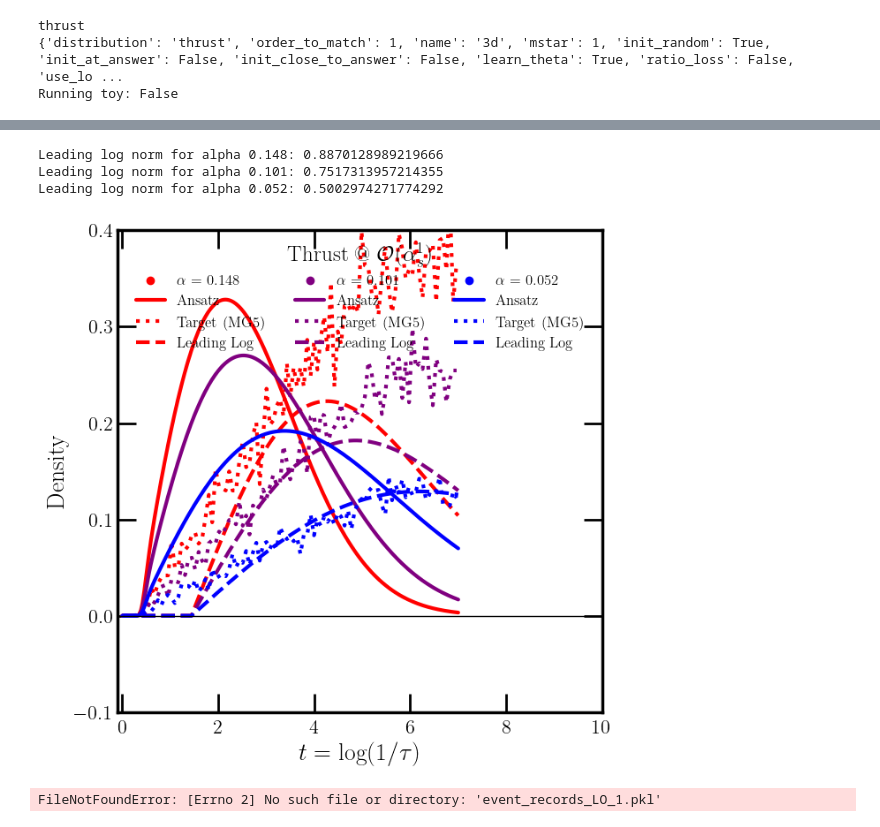
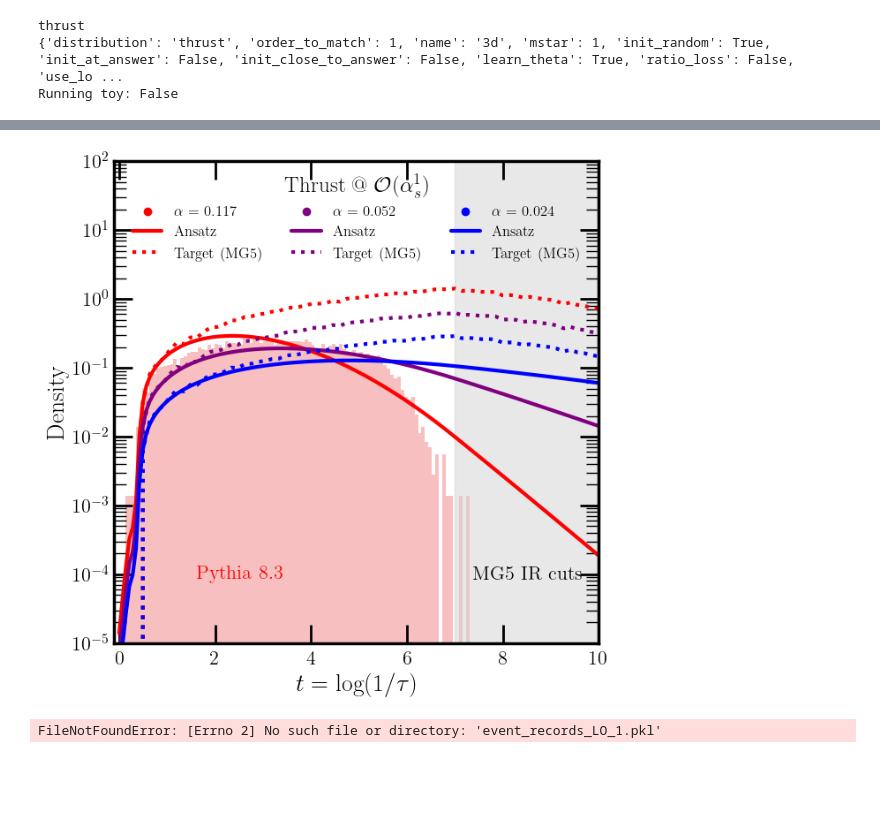
Before and after one commit to rikab/RDF, a Jupyter notebook: old/plot_results_rikabplotlib.ipynb, the cells around one changed output, grey strips where cells are left out. Saved outputs shown, nothing was run; the diff lists cells and outputs as text; code cells hidden in the pictures; blank space fills up the shorter version.

```diff
--- a/old/plot_results_rikabplotlib.ipynb
+++ b/old/plot_results_rikabplotlib.ipynb
@@ -145,0 +118,5 @@ def read_in_data(file_indices, example, t_bins, device):
+# %%
+
+with open(f"data/pythia_distribution2.pkl", "rb") as ifile:
+    pythia_data = pickle.load(ifile)
+    pythia_data = pythia_data["thrusts"]
@@ -147,13 +222,17 @@ def read_in_data(file_indices, example, t_bins, device):
 
 
 
+
+
+
 if save_dict["configs"]["use_logbins"]:
+    print("Using log bins")
     t_bins = torch.logspace(
         np.log10(save_dict["configs"]["t_min"]), np.log10(save_dict["configs"]["t_max"]), save_dict["configs"]["n_bins"], device=device
     )
     t_bin_centers = torch.sqrt((t_bins[1:] * t_bins[:-1]))
 else:
-    t_bins = torch.linspace(save_dict["configs"]["t_min"], save_dict["configs"]["t_max"], save_dict["configs"]["n_bins"], device=device)
+    t_bins = torch.linspace(save_dict["configs"]["t_min"], 2 * save_dict["configs"]["t_max"], save_dict["configs"]["n_bins"], device=device)
     t_bin_centers = 0.5 * (t_bins[1:] + t_bins[:-1])
 
 
@@ -163,7 +242,7 @@ if not run_toy:  # only needs to be done once
 
 
 
-tt = torch.linspace(save_dict["configs"]["t_min"], save_dict["configs"]["t_max"], 200, device=device)
+tt = torch.linspace(save_dict["configs"]["t_min"], 2 * save_dict["configs"]["t_max"], 200, device=device)
 
 
 colors = ["red", "purple", "blue"]
@@ -171,50 +250,79 @@ colors = ["red", "purple", "blue"]
 
 fig, ax = newplot("full")
 
-for i, alpha in enumerate([0.148, 0.101, 0.052]):
+
+alphas = [0.117, 0.052, 0.024]  # Corresponding to the three g_coeffs_log sets
+if run_toy:
+    alphas = [0.150, 0.100, 0.050]
+
+
+for i, alpha in enumerate(alphas):
     alpha_tensor = torch.tensor(alpha, device=device)
     plt.scatter( 100, 100, label=f"$\\alpha$ = {alpha}",  color=colors[i])
 
 
 
     plt.plot(
        tt.detach().cpu().numpy(),q(tt, alpha_tensor, torch.tensor(g_coeffs_log[-1]).to(device), torch.tensor(theta_log[-1]).to(device), save_dict["configs"]["mstar"], save_dict["configs"]["t_min"], save_dict["configs"]["t_max"], device, factorial_cache_info), label="Ansatz",  color=colors[i],
     )
 
     if run_toy:
         plt.plot(
             t_bin_centers.detach().cpu().numpy(),
-            get_pdf_toy( alpha_tensor, distribution, t_bin_centers, -1, device).detach().cpu().numpy(), label="Exact Sol.", color=colors[i],  linestyle="dashed",
+            get_pdf_toy( alpha_tensor, distribution, t_bin_centers, -1, device).detach().cpu().numpy(), label="Leading Log", color=colors[i],  linestyle="dashed",
         )
         plt.scatter(
-            t_bin_centers.detach().cpu().numpy(),get_pdf_toy(alpha_tensor, distribution, t_bin_centers,order_to_match,device) .detach().cpu() .numpy(), label=f"Target order $\\alpha^{order_to_match}$",  color=colors[i],  s=0.8,
+            t_bin_centers.detach().cpu().numpy(),get_pdf_toy(alpha_tensor, distribution, t_bin_centers,order_to_match,device) .detach().cpu() .numpy(),  color="white",  s=10,
+        )
+        plt.scatter(
+            t_bin_centers.detach().cpu().numpy(),get_pdf_toy(alpha_tensor, distribution, t_bin_centers,order_to_match,device) .detach().cpu() .numpy(), label=f"Target order $\\alpha^{order_to_match}$",  color=colors[i],  s=10, alpha = 0.35
         )
 
     else:
         alpha_string = "alpha_" + str(int(1000 * alpha)).zfill(4)
         plt.plot(t_bin_centers.detach().cpu().numpy(),data_dict[alpha_string].detach().cpu().numpy(),label="Target (MG5)",color=colors[i], linestyle="dotted",)
-        plt.plot(tt.detach().cpu().numpy(),get_pdf_toy(alpha_tensor, "LO_thrust", tt, -1, device).detach() .cpu().numpy(),label="Leading Log", color=colors[i],linestyle="dashed",
-        )
+        # plt.plot(tt.detach().cpu().numpy(),get_pdf_toy(alpha_tensor, "thrust_TEST", tt, -1, device).detach() .cpu().numpy(),label="Leading Log", color=colors[i],linestyle="dashed",
+        # )
 
-        # Verify that the leading log is normalized
-        norm = torch.trapz(get_pdf_toy(alpha_tensor, "LO_thrust", tt, -1, device), tt)
-        print(f"Leading log norm for alpha {alpha}: {norm.item()}")
+
+        def LL(tt, alpha_tensor):
+
+            t = tt.detach().cpu().numpy()
+            alpha = alpha_tensor.detach().cpu().numpy()
+
+            term_0 = alpha * 4/3 / np.pi
+            term_1 = 4*t-3
+            term_2 = np.exp((-4*t*2/ 2 + 3*t ) * term_0)
+            return term_0 * term_1 * term_2
+
+        # ys = LL(tt, alpha_tensor).astype(np.float32)
+        # plt.plot(tt.detach().cpu().numpy(), ys, label="Leading Log", color=colors[i], linestyle="dashed")
+
+        # # Verify that the leading log is normalized
+        # norm = torch.trapz(get_pdf_toy(alpha_tensor, "thrust_TEST", tt, -1, device), tt)
+        # print(f"Leading log norm for alpha {alpha}: {norm.item()}")
+
+
+plt.hist(np.log(1 / (2 * pythia_data)), density=True, bins=100, alpha=0.5, color = "lightcoral")
+
+# shade in after t = 7
+plt.axvspan(7, 10, color="lightgray", alpha=0.5)
+plt.text(8.5, 0.0001, "MG5 IR cuts", fontsize=16, color="black", ha="center", va="center", rotation=0)
+plt.text(2.5, 0.0001, "Pythia 8.3", fontsize=16, color="red", ha="center", va="center", rotation=0)
 
 plt.axhline(0, color="black", linewidth=1.0)
 plt.legend(loc = "upper center", ncol = 3, fontsize = 12, title = titles[distribution])
 plt.xlabel(r"$t = \log(1/\tau)$")
 plt.ylabel("Density")
 plt.xlim(-0.1, 10)
-plt.ylim(-0.1, 0.4)
-plt.xlabel
+plt.ylim(1e-5, 1e2)
+plt.xlabel(xlabels_t[distribution])
+plt.yscale("log")
 plt.savefig(f"figures/{outfile_name}_results_nice.png", bbox_inches = "tight")
 
 plt.show()
 # %% [output]
-Leading log norm for alpha 0.148: 0.8870128989219666
-Leading log norm for alpha 0.101: 0.7517313957214355
-Leading log norm for alpha 0.052: 0.5002974271774292
-[figure, old version]
+[figure, new version]
 # %%
 import pickle
 import matplotlib.pyplot as plt
```
Also changed, not shown: parts of 8 cells of this notebook, 4 other files.
